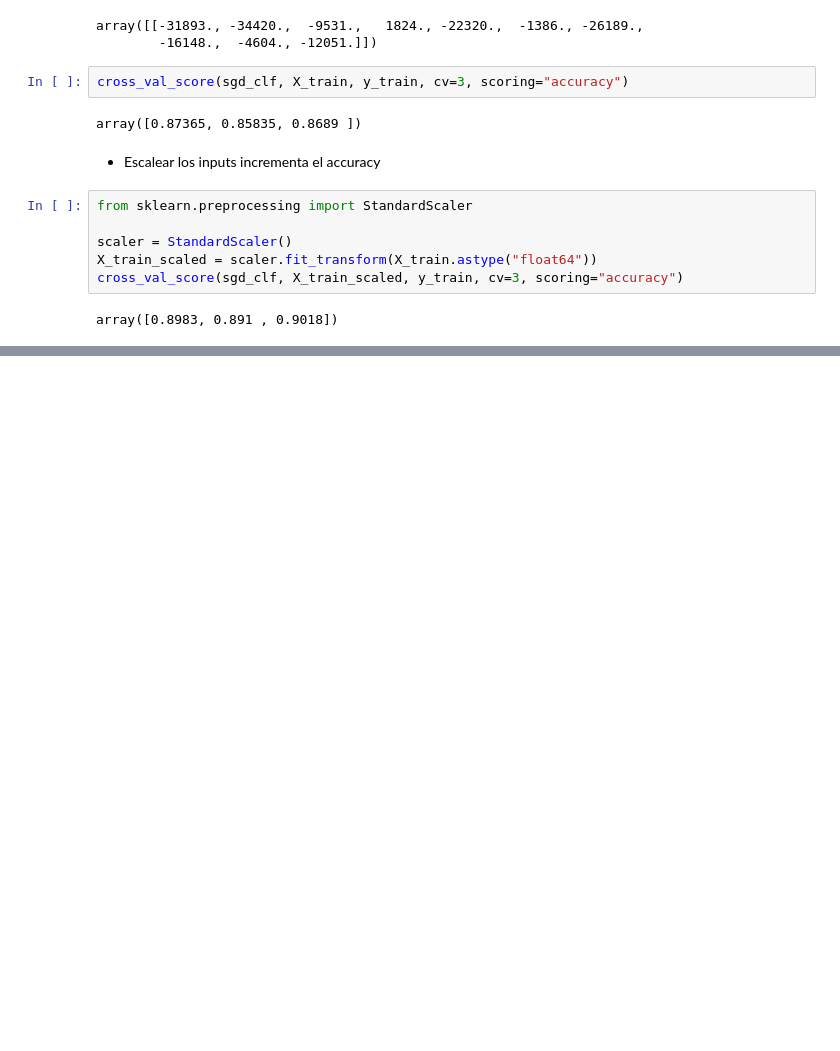
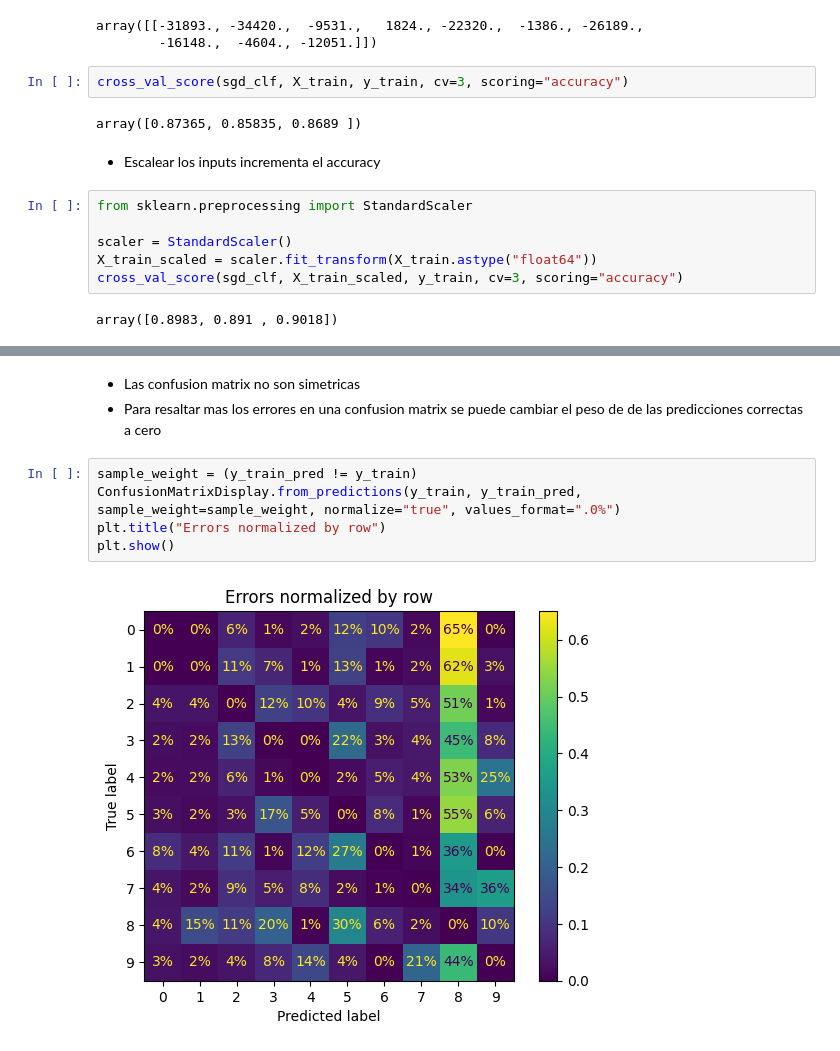
Before and after one commit to simon8889/ML-studying-notes, a Jupyter notebook: 03_classification.ipynb, the cells around one changed output, grey strips where cells are left out. Drawn from its saved outputs; the diff is of its cells as text; blank space fills up the shorter version.

```diff
--- a/03_classification.ipynb
+++ b/03_classification.ipynb
@@ -801,0 +820,10 @@ array([0.8983, 0.891 , 0.9018])
+# %% [markdown]
+- Las confusion matrix no son simetricas
+- Para resaltar mas los errores en una confusion matrix se puede cambiar el peso de de las predicciones correctas a cero
+# %%
+sample_weight = (y_train_pred != y_train)
+ConfusionMatrixDisplay.from_predictions(y_train, y_train_pred, sample_weight=sample_weight, normalize="true", values_format=".0%")
+plt.title("Errors normalized by row")
+plt.show()
+# %% [output]
+[figure, added]
```
Also changed, not shown: parts of 10 cells of this notebook.
